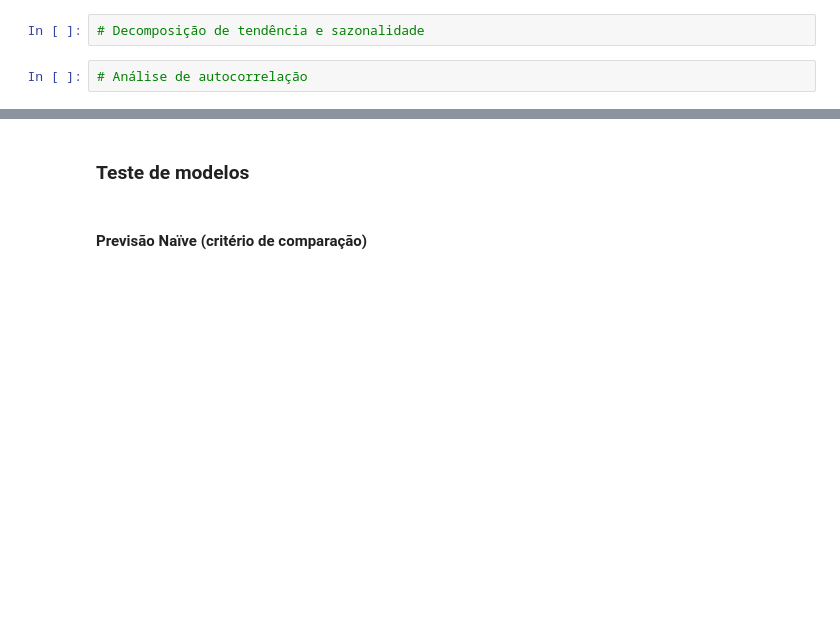
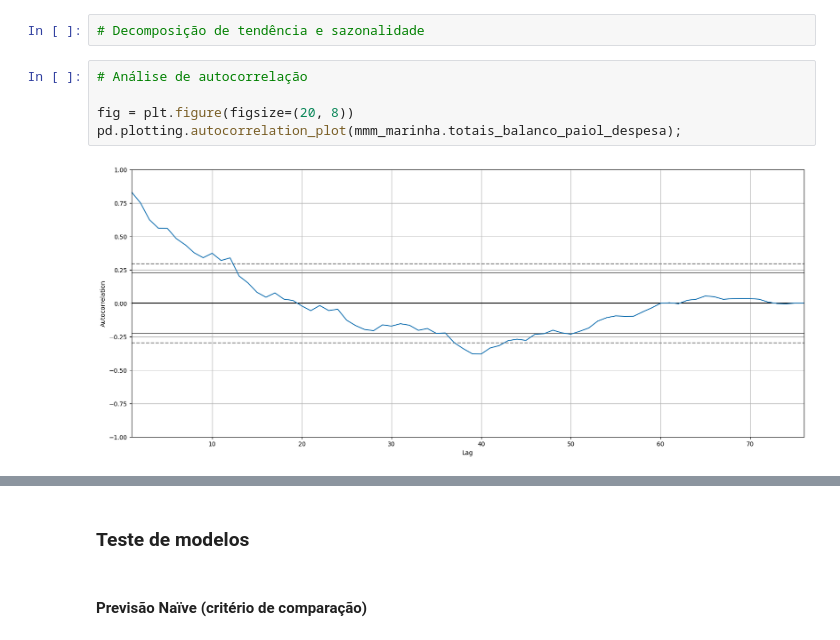
Before and after one commit to ffserro/MVP, a Jupyter notebook: mvp.ipynb, the cells around one changed output, grey strips where cells are left out. Cells and saved outputs as stored; diff of their text form; blank space fills up the shorter version.

```diff
--- a/mvp.ipynb
+++ b/mvp.ipynb
@@ -447,3 +456,8 @@ print(f'ADF: {result[0]}, p-valor: {result[1]}')
 # Decomposição de tendência e sazonalidade
 # %%
 # Análise de autocorrelação
+
+fig = plt.figure(figsize=(20, 8))
+pd.plotting.autocorrelation_plot(mmm_marinha.totais_balanco_paiol_despesa);
+# %% [output]
+[figure, added]
```
Also changed, not shown: parts of 8 cells of this notebook.
